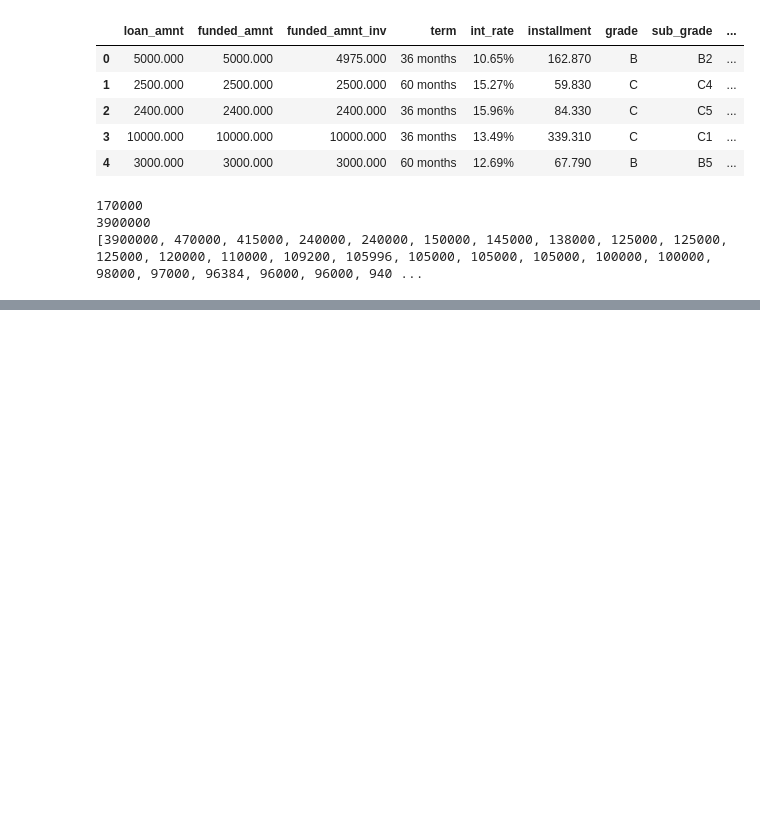
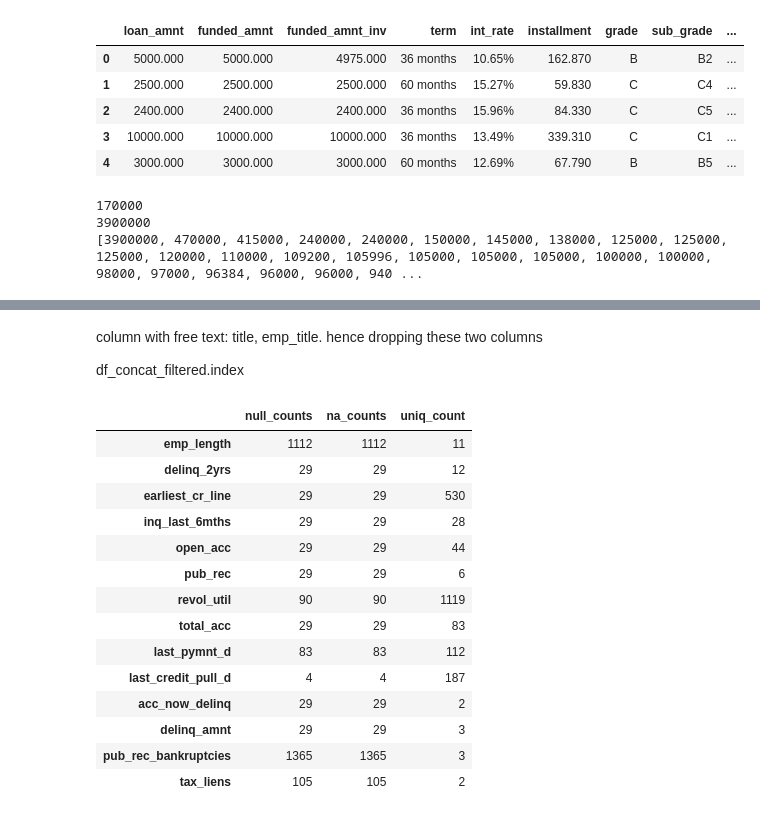
Before and after one commit to shashikumar2010s/AT-T, a Jupyter notebook: EDA.ipynb, the cells around one changed output, grey strips where cells are left out. Saved outputs shown, nothing was run; the diff lists cells and outputs as text; code cells hidden in the pictures; blank space fills up the shorter version.

```diff
--- a/EDA.ipynb
+++ b/EDA.ipynb
@@ -343,0 +385,4 @@ loan_amnt	funded_amnt
+# %% [markdown]
+column with free text: title, emp_title. hence dropping these two columns
+
+df_concat_filtered.index
@@ -343,0 +395,20 @@ loan_amnt	funded_amnt
+# %%
+cols_with_missing_vals = df_concat_filtered.drop(index=['title', 'emp_title', 'annual_inc'])
+cols_with_missing_vals
+# cols_with_missing_vals['null_counts'].sum()
+# %% [output]
+|  | null_counts | na_counts | uniq_count |
+| emp_length | 1112 | 1112 | 11 |
+| delinq_2yrs | 29 | 29 | 12 |
+| earliest_cr_line | 29 | 29 | 530 |
+| inq_last_6mths | 29 | 29 | 28 |
+| open_acc | 29 | 29 | 44 |
+| pub_rec | 29 | 29 | 6 |
+| revol_util | 90 | 90 | 1119 |
+| total_acc | 29 | 29 | 83 |
+| last_pymnt_d | 83 | 83 | 112 |
+| last_credit_pull_d | 4 | 4 | 187 |
+| acc_now_delinq | 29 | 29 | 2 |
+| delinq_amnt | 29 | 29 | 3 |
+| pub_rec_bankruptcies | 1365 | 1365 | 3 |
+| tax_liens | 105 | 105 | 2 |
```
Also changed, not shown: parts of 25 cells of this notebook.
